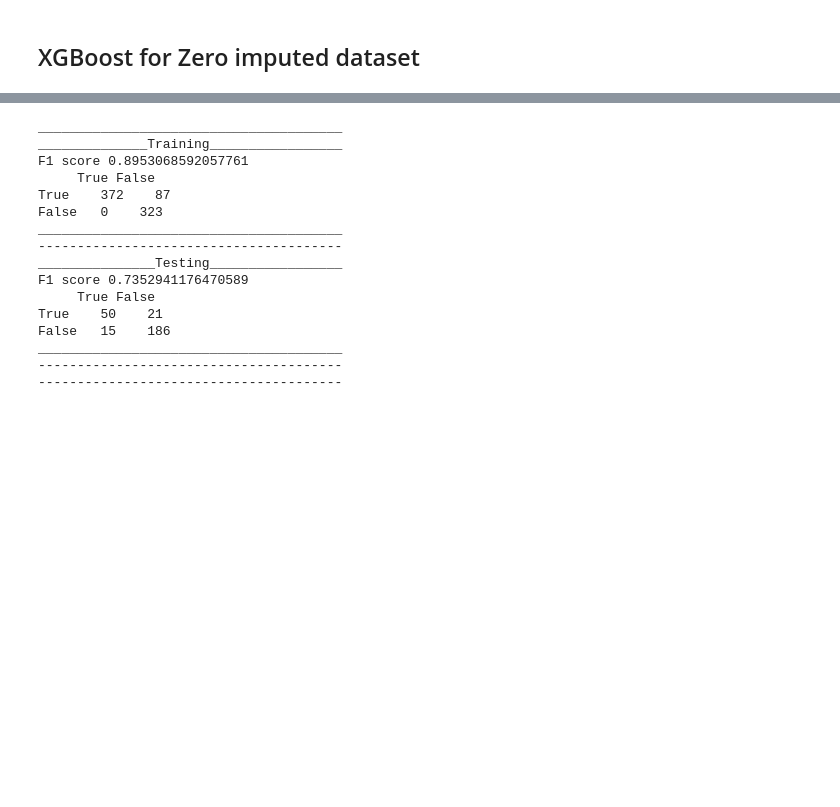
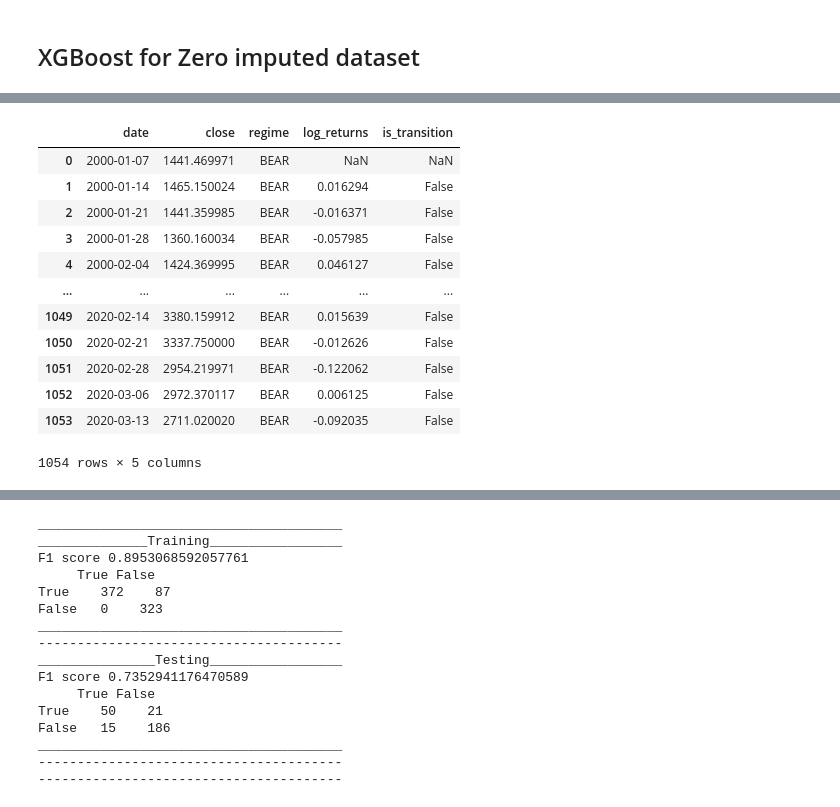
Before and after one commit to Alfieriek/MissingDataInTimeSeries, a Jupyter notebook: 07.05_XGBoost-Zero Imputation.ipynb, the cells around one changed output, grey strips where cells are left out. Drawn from its saved outputs; the diff is of its cells as text; code cells hidden in the pictures; blank space fills up the shorter version.

```diff
--- a/07.05_XGBoost-Zero Imputation.ipynb
+++ b/07.05_XGBoost-Zero Imputation.ipynb
@@ -62,0 +97,17 @@ best_params = {
+# %%
+y = pd.read_csv('input/sp500_target_regimes.csv', parse_dates=True)
+y
+# %% [output]
+|  | date | close | regime | log_returns | is_transition |
+| 0 | 2000-01-07 | 1441.469971 | BEAR | NaN | NaN |
+| 1 | 2000-01-14 | 1465.150024 | BEAR | 0.016294 | False |
+| 2 | 2000-01-21 | 1441.359985 | BEAR | -0.016371 | False |
+| 3 | 2000-01-28 | 1360.160034 | BEAR | -0.057985 | False |
+| 4 | 2000-02-04 | 1424.369995 | BEAR | 0.046127 | False |
+| ... | ... | ... | ... | ... | ... |
+| 1049 | 2020-02-14 | 3380.159912 | BEAR | 0.015639 | False |
+| 1050 | 2020-02-21 | 3337.750000 | BEAR | -0.012626 | False |
+| 1051 | 2020-02-28 | 2954.219971 | BEAR | -0.122062 | False |
+| 1052 | 2020-03-06 | 2972.370117 | BEAR | 0.006125 | False |
+| 1053 | 2020-03-13 | 2711.020020 | BEAR | -0.092035 | False |
+1054 rows × 5 columns
```
Also changed, not shown: parts of 9 cells of this notebook.
